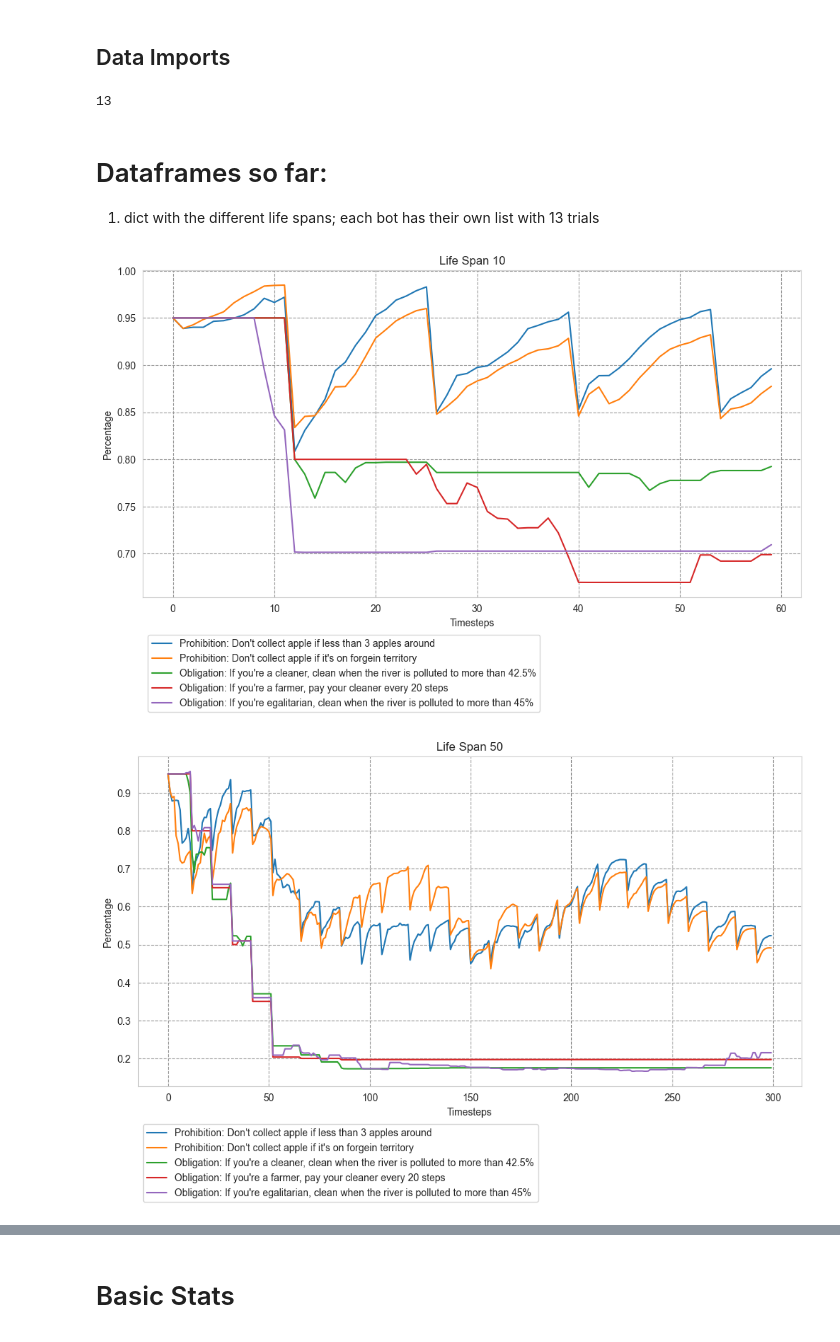
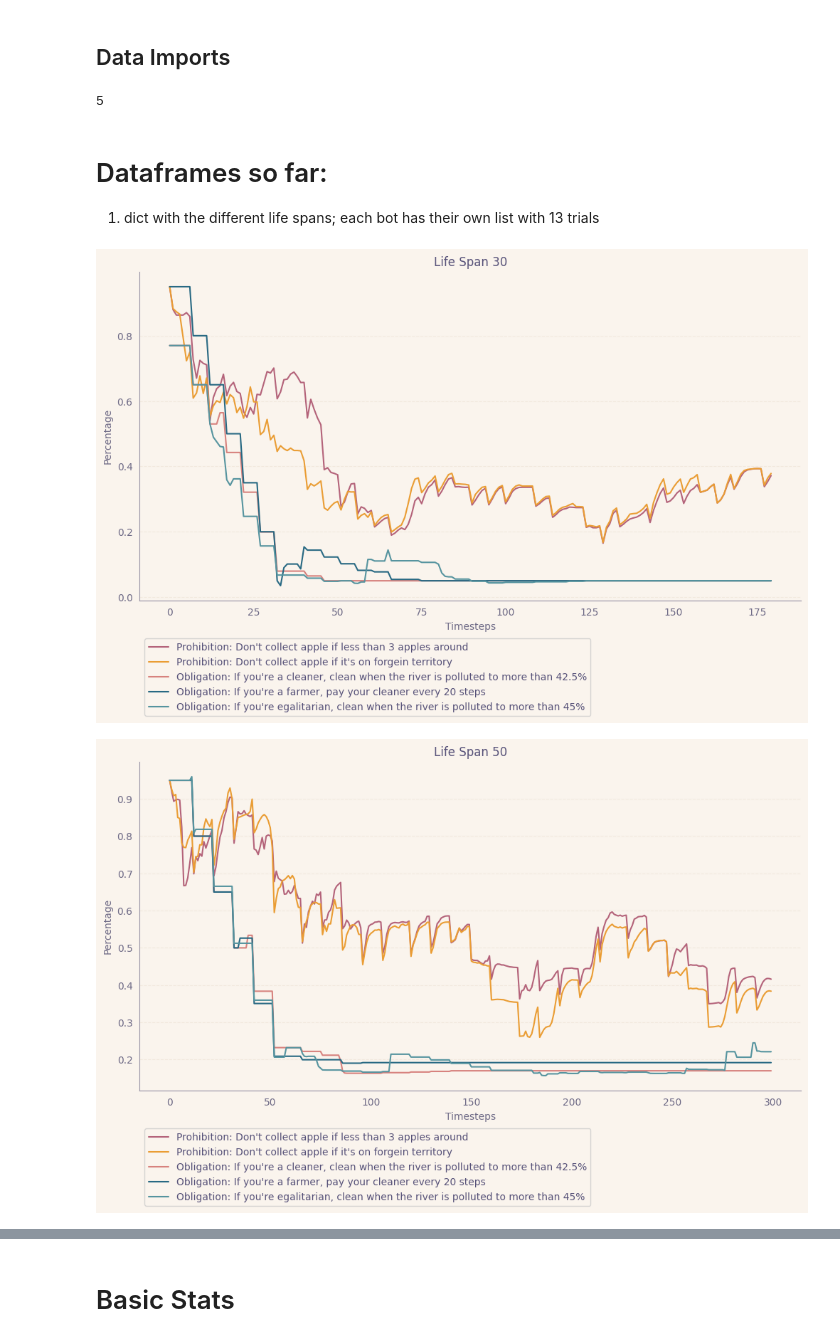
Before and after one commit to ninell-oldenburg/social-contracts, a Jupyter notebook: examples/eval_scripts/plots_intergen.ipynb, the cells around one changed output, grey strips where cells are left out. Drawn from its saved outputs; the diff is of its cells as text; code cells hidden in the pictures.

```diff
--- a/examples/eval_scripts/plots_intergen.ipynb
+++ b/examples/eval_scripts/plots_intergen.ipynb
@@ -35,10 +35,10 @@ rose-pine-dawn.mpls 100%[===================>]  39,95K  --.-KB/s    in 0,04s
 # %% [markdown]
 ## Data Imports
 # %%
-stats_signif = 13
+stats_signif = 5
 n_bots = 6
 max_life_span_dfs = {}
-life_spans = [10, 50, 100]
+life_spans = [30, 50, 100]
 result_path = "../results_intergen/"
 figures_path = "../results_intergen/figures/"
 # %%
@@ -65,7 +65,7 @@ for n_life_span in life_spans:
 # %%
 print(len(max_life_span_dfs[50][0]))
 # %% [output]
-13
+5
 # %% [markdown]
 # Dataframes so far:
 1. dict with the different life spans; each bot has their own list with 13 trials
@@ -87,30 +87,31 @@ OBLIGATION_FREE = {
 # Combine all rules into one dictionary for easier looping
 all_rules = {**PROHIBITIONS, **OBLIGATION_CLEANER, **OBLIGATION_FARMER, **OBLIGATION_FREE}
 # %%
-for life_span, bot_data in max_life_span_dfs.items():
-    plt.figure(figsize=(12, 6))  # Adjust the figure size to make room for the legend
-    plt.title(f"Life Span {life_span}")
+with plt.style.context("/tmp/rose-pine-dawn.mplstyle"):
+    for life_span, bot_data in max_life_span_dfs.items():
+        plt.figure(figsize=(12, 6))  # Adjust the figure size to make room for the legend
+        plt.title(f"Life Span {life_span}")
 
-    for rule, rule_description in all_rules.items():
-        all_trials = []
+        for rule, rule_description in all_rules.items():
+            all_trials = []
 
-        for bot_trials in bot_data:
-            avg_bot_df = pd.concat(bot_trials).groupby(level=0).mean()
-            all_trials.append(avg_bot_df[rule])
+            for bot_trials in bot_data:
+                avg_bot_df = pd.concat(bot_trials).groupby(level=0).mean()
+                all_trials.append(avg_bot_df[rule])
 
-        avg_all_trials = pd.concat(all_trials, axis=1).mean(axis=1)
-        plt.plot(avg_all_trials.index, avg_all_trials.values, label=rule_description)
+            avg_all_trials = pd.concat(all_trials, axis=1).mean(axis=1)
+            plt.plot(avg_all_trials.index, avg_all_trials.values, label=rule_description)
 
-    plt.xlabel('Timesteps')
-    plt.ylabel('Percentage')
+        plt.xlabel('Timesteps')
+        plt.ylabel('Percentage')
 
-    # Place the legend to the right of the plot
-    plt.legend(loc='upper left', bbox_to_anchor=(0.0, -0.1))
+        # Place the legend to the right of the plot
+        plt.legend(loc='upper left', bbox_to_anchor=(0.0, -0.1))
 
-    # Adjust layout to prevent clipping
-    #plt.tight_layout(rect=[0, 0, 0.85, 1])
+        # Adjust layout to prevent clipping
+        #plt.tight_layout(rect=[0, 0, 0.85, 1])
 
-    plt.show()
+        plt.show()
 # %% [output]
-[figure, old version]
+[figure, new version]
-[figure, old version]
+[figure, new version]
```
Also changed, not shown: parts of 2 cells of this notebook, 4 other files.
